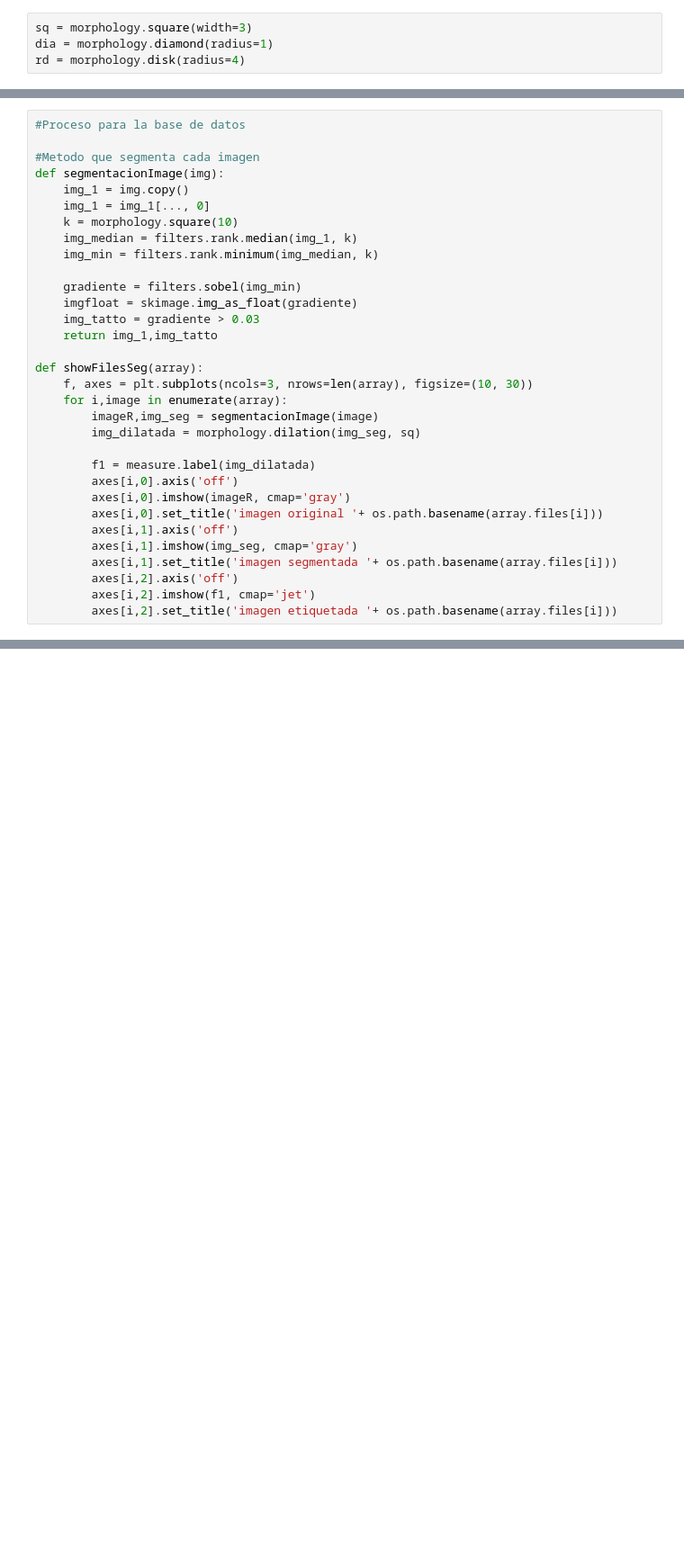
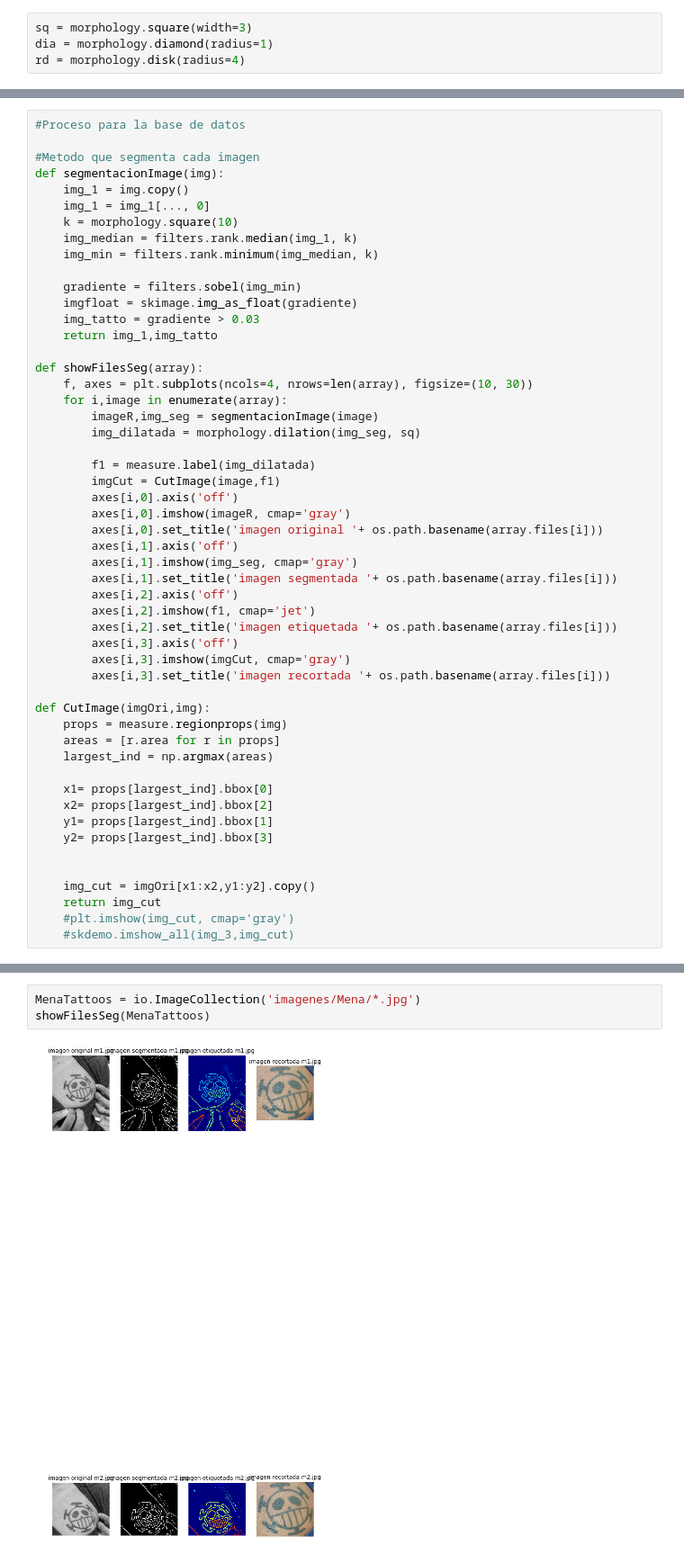
Before and after one commit to branmous/VisonArtifical-ReconocimientoDeTatuajes, a Jupyter notebook: Final -M.ipynb, the cells around one changed output, grey strips where cells are left out. Shown at 90% size. Saved outputs shown, nothing was run; the diff lists cells and outputs as text; blank space fills up the shorter version.

```diff
--- a/Final -M.ipynb
+++ b/Final -M.ipynb
@@ -88,12 +129,13 @@ def segmentacionImage(img):
     return img_1,img_tatto
 
 def showFilesSeg(array):
-    f, axes = plt.subplots(ncols=3, nrows=len(array), figsize=(10, 30))
+    f, axes = plt.subplots(ncols=4, nrows=len(array), figsize=(10, 30))
     for i,image in enumerate(array):
         imageR,img_seg = segmentacionImage(image)
         img_dilatada = morphology.dilation(img_seg, sq)
 
         f1 = measure.label(img_dilatada)
+        imgCut = CutImage(image,f1)
         axes[i,0].axis('off')
         axes[i,0].imshow(imageR, cmap='gray')
         axes[i,0].set_title('imagen original '+ os.path.basename(array.files[i]))
@@ -103,6 +145,25 @@ def showFilesSeg(array):
         axes[i,2].axis('off')
         axes[i,2].imshow(f1, cmap='jet')
         axes[i,2].set_title('imagen etiquetada '+ os.path.basename(array.files[i]))
+        axes[i,3].axis('off')
+        axes[i,3].imshow(imgCut, cmap='gray')
+        axes[i,3].set_title('imagen recortada '+ os.path.basename(array.files[i]))
+
+def CutImage(imgOri,img):
+    props = measure.regionprops(img)
+    areas = [r.area for r in props]
+    largest_ind = np.argmax(areas)
+
+    x1= props[largest_ind].bbox[0]
+    x2= props[largest_ind].bbox[2]
+    y1= props[largest_ind].bbox[1]
+    y2= props[largest_ind].bbox[3]
+
+
+    img_cut = imgOri[x1:x2,y1:y2].copy()
+    return img_cut
+    #plt.imshow(img_cut, cmap='gray')
+    #skdemo.imshow_all(img_3,img_cut)
 # %%
 vannesaTattoos = io.ImageCollection('imagenes/vannesa/*.jpg')
 showFilesSeg(vannesaTattoos)
@@ -112,3 +177,8 @@ showFilesSeg(carmelinaTattoos)
+# %%
+MenaTattoos = io.ImageCollection('imagenes/Mena/*.jpg')
+showFilesSeg(MenaTattoos)
+# %% [output]
+[figure, added]
 # %%
 faustinoTattoos = io.ImageCollection('imagenes/faustino/*.jpg')
 showFilesSeg(faustinoTattoos)
```
Also changed, not shown: parts of 12 cells of this notebook, 5 other files.
